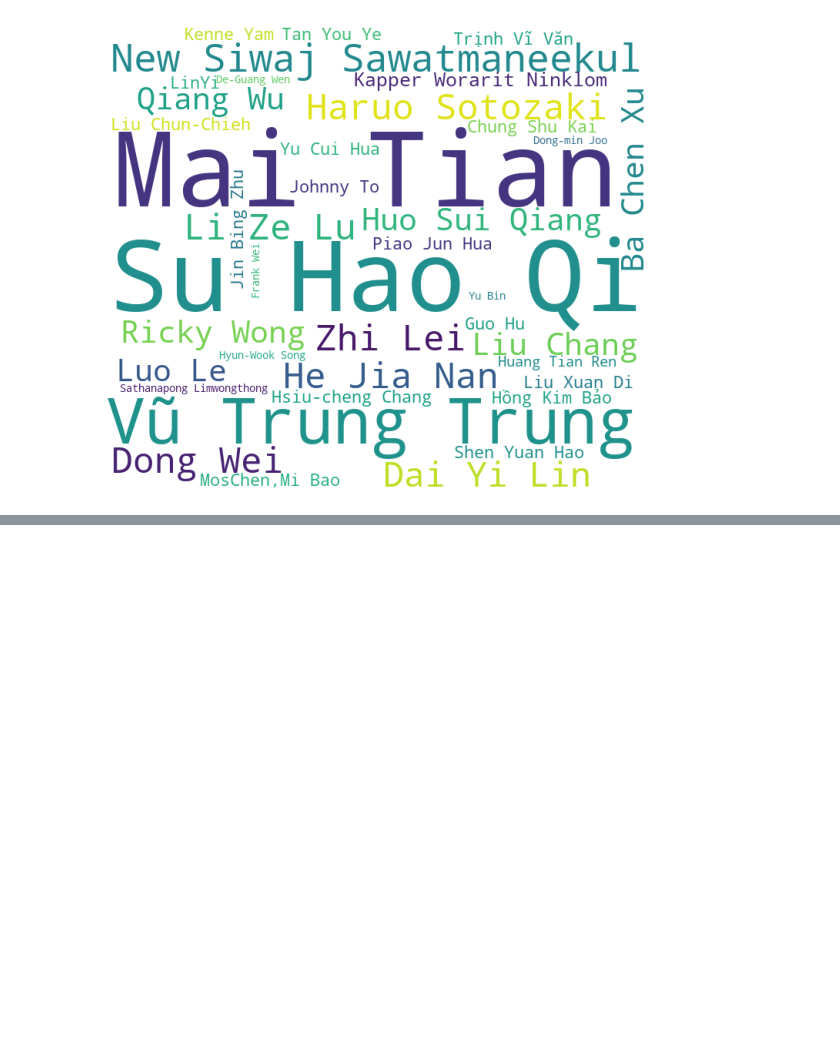
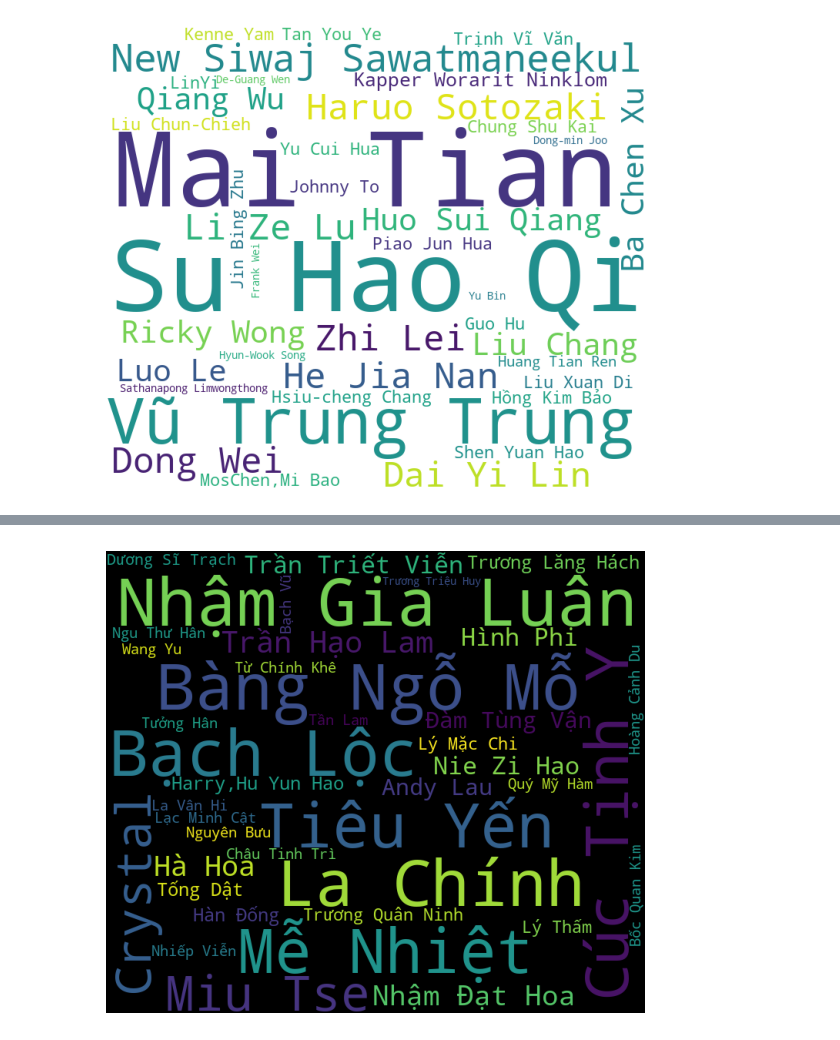
Before and after one commit to lamchi357/iQIYI, a Jupyter notebook: IQIYI.ipynb, the cells around one changed output, grey strips where cells are left out. Cells and saved outputs as stored; diff of their text form; code cells hidden in the pictures; blank space fills up the shorter version.

```diff
--- a/IQIYI.ipynb
+++ b/IQIYI.ipynb
@@ -393,0 +417,18 @@ plt.show()
+# %%
+cast_list = df4['cast'].str.split(', ')
+all_cast = []
+
+for cast in cast_list:
+
+        if isinstance(cast, list):
+            for i in cast:
+                  all_cast.append(i)
+
+actor_counts = pd.Series(all_cast).value_counts()
+wordcloud = WordCloud(width=700, height=600, random_state=60, background_color='black', stopwords=STOPWORDS, max_words = 40).generate_from_frequencies(actor_counts.to_dict())
+plt.figure(figsize=(7, 6))
+plt.imshow(wordcloud)
+plt.axis('off')
+plt.show()
+# %% [output]
+[figure, added]
```
Also changed, not shown: parts of 8 cells of this notebook.
